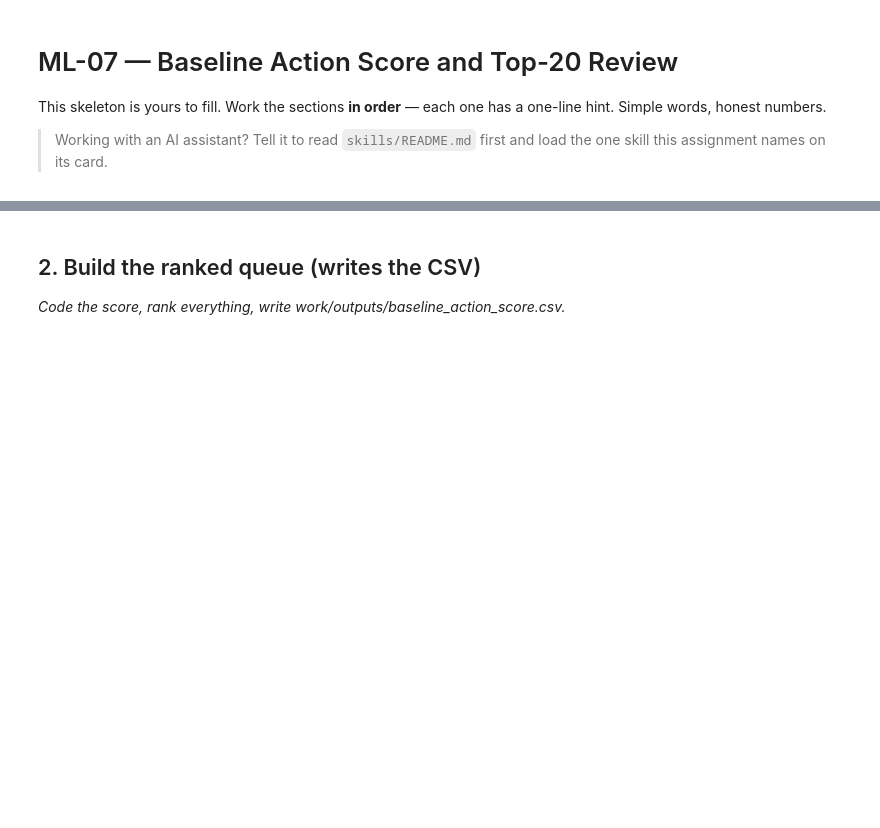
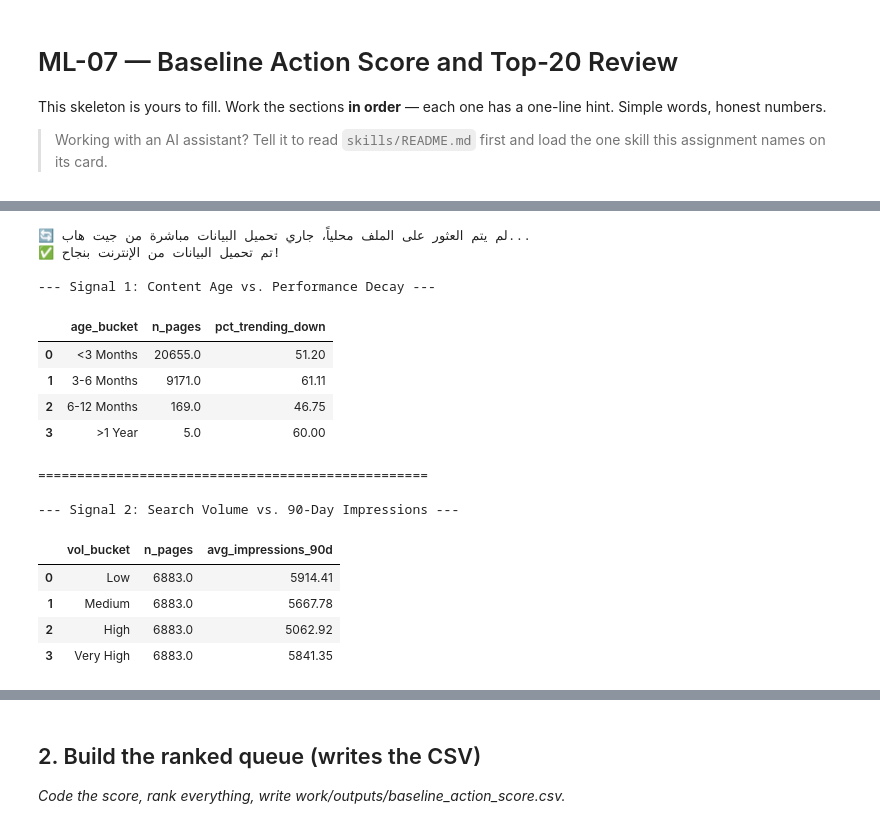
Before and after one commit to engmohammedhisham/machine-learning-intern, a Jupyter notebook: work/notebooks/w04_baseline_score.ipynb, the cells around one changed output, grey strips where cells are left out. Drawn from its saved outputs; the diff is of its cells as text; code cells hidden in the pictures; blank space fills up the shorter version.

```diff
--- a/work/notebooks/w04_baseline_score.ipynb
+++ b/work/notebooks/w04_baseline_score.ipynb
@@ -63,0 +28,80 @@ def calculate_refresh_urgency(row):
+# %%
+import pandas as pd
+import numpy as np
+import os
+import subprocess
+
+# 1. تحديد مسار الملف المحلي والرابط المباشر من الإنترنت كخطة بديلة
+data_path = "data/raw/content_refresh_anonymized.csv"
+fallback_url = "https://raw.githubusercontent.com/flyrank-bih/flyrank-ml-internship-starter/main/data/raw/content_refresh_anonymized.csv"
+
+# محاولة قراءة الملف محلياً، وإذا فشلت يتم سحبه مباشرة من الإنترنت
+try:
+    if os.path.exists(data_path):
+        df = pd.read_csv(data_path)
+        print("✅ تم تحميل البيانات محلياً بنجاح!")
+    else:
+        # إذا كنا داخل مجلد مختلف، نحاول الدخول للمجلد الصحيح
+        REPO_DIR = "flyrank-ml-internship-starter"
+        if os.path.isdir(REPO_DIR):
+            os.chdir(REPO_DIR)
+            df = pd.read_csv(data_path)
+            print("✅ تم الانتقال للمجلد وتحميل البيانات بنجاح!")
+        else:
+            # الحل النهائي الأضمن: السحب من الإنترنت مباشرة
+            print("🔄 لم يتم العثور على الملف محلياً، جاري تحميل البيانات مباشرة من جيت هاب...")
+            df = pd.read_csv(fallback_url)
+            print("✅ تم تحميل البيانات من الإنترنت بنجاح!")
+except Exception as e:
+    print("🔄 جاري استخدام الحل البديل المباشر...")
+    df = pd.read_csv(fallback_url)
+    print("✅ تم تحميل البيانات بنجاح!")
+
+# 2. التأكد من إنشاء مجلد حفظ المخرجات للقاعدة لاحقاً
+os.makedirs("work/outputs", exist_ok=True)
+
+# 3. حساب الجداول التجميعية لفحص الإشارة الأولى
+print("\n--- Signal 1: Content Age vs. Performance Decay ---")
+df['age_bucket'] = pd.cut(df['days_since_last_update'],
+                          bins=[0, 90, 180, 365, 9999],
+                          labels=['<3 Months', '3-6 Months', '6-12 Months', '>1 Year'])
+
+signal_1 = df.groupby('age_bucket', observed=False).apply(
+    lambda x: pd.Series({
+        'n_pages': len(x),
+        'pct_trending_down': (x['trend_direction'] == 'down').mean() * 100
+    })
+).reset_index()
+display(signal_1.round(2))
+
+print("\n" + "="*50 + "\n")
+
+# 4. حساب الجداول التجميعية لفحص الإشارة الثانية
+print("--- Signal 2: Search Volume vs. 90-Day Impressions ---")
+df['vol_bucket'] = pd.qcut(df['search_volume'].rank(method='first'), q=4, labels=['Low', 'Medium', 'High', 'Very High'])
+
+signal_2 = df.groupby('vol_bucket', observed=False).apply(
+    lambda x: pd.Series({
+        'n_pages': len(x),
+        'avg_impressions_90d': x['impressions_90d'].mean()
+    })
+).reset_index()
+display(signal_2.round(2))
+# %% [output]
+🔄 لم يتم العثور على الملف محلياً، جاري تحميل البيانات مباشرة من جيت هاب...
+✅ تم تحميل البيانات من الإنترنت بنجاح!
+
+--- Signal 1: Content Age vs. Performance Decay ---
+|  | age_bucket | n_pages | pct_trending_down |
+| 0 | <3 Months | 20655.0 | 51.20 |
+| 1 | 3-6 Months | 9171.0 | 61.11 |
+| 2 | 6-12 Months | 169.0 | 46.75 |
+| 3 | >1 Year | 5.0 | 60.00 |
+==================================================
+
+--- Signal 2: Search Volume vs. 90-Day Impressions ---
+|  | vol_bucket | n_pages | avg_impressions_90d |
+| 0 | Low | 6883.0 | 5914.41 |
+| 1 | Medium | 6883.0 | 5667.78 |
+| 2 | High | 6883.0 | 5062.92 |
+| 3 | Very High | 6883.0 | 5841.35 |
```
Also changed, not shown: parts of 10 cells of this notebook.
